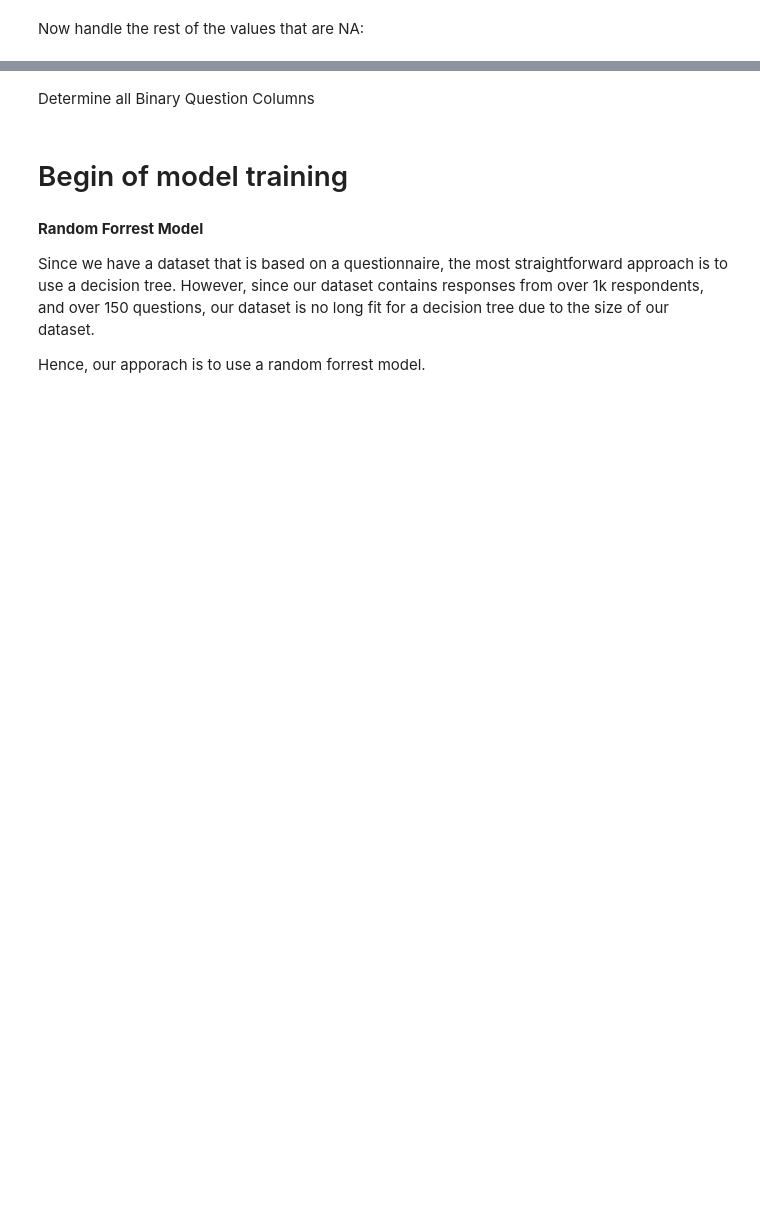
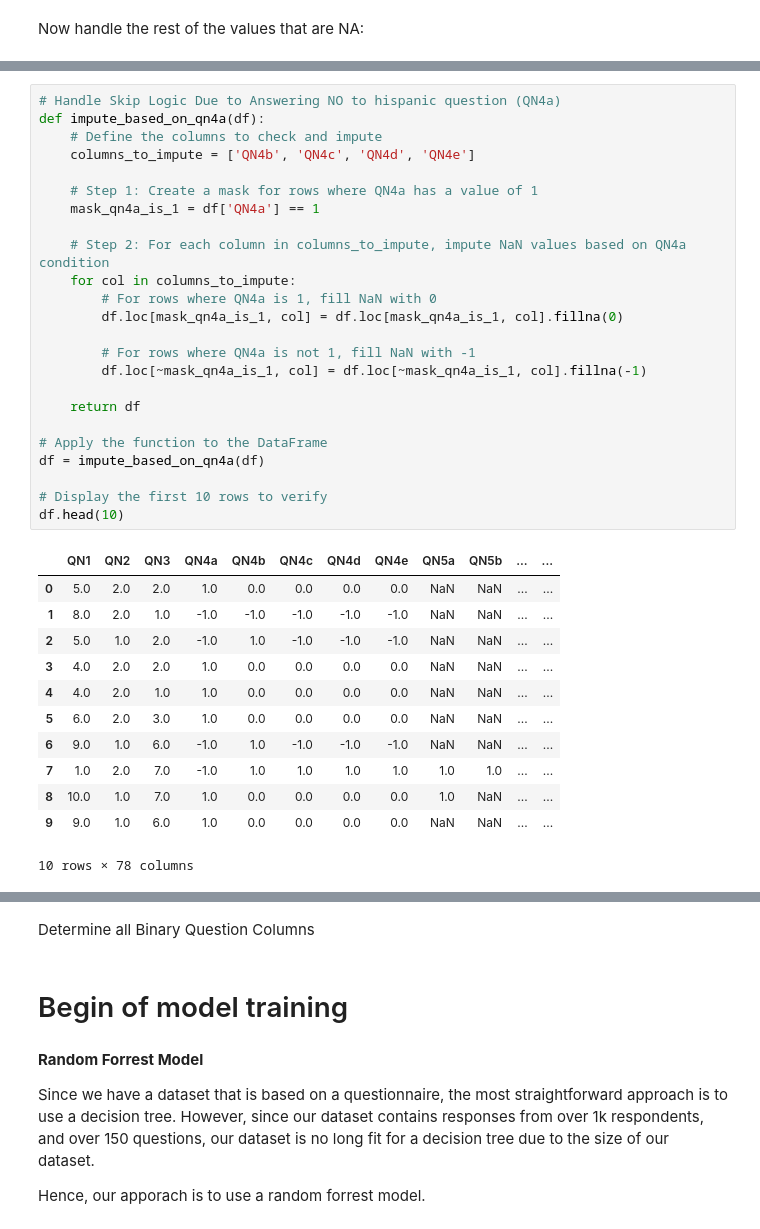
Before and after one commit to jahnltib/predicting-tobacco-use-in-youth, a Jupyter notebook: notebooks/data_preprocessing.ipynb, the cells around one changed output, grey strips where cells are left out. Drawn from its saved outputs; the diff is of its cells as text; blank space fills up the shorter version.

```diff
--- a/notebooks/data_preprocessing.ipynb
+++ b/notebooks/data_preprocessing.ipynb
@@ -891,0 +902,37 @@ Now handle the rest of the values that are NA:
+# %%
+# Handle Skip Logic Due to Answering NO to hispanic question (QN4a)
+def impute_based_on_qn4a(df):
+    # Define the columns to check and impute
+    columns_to_impute = ['QN4b', 'QN4c', 'QN4d', 'QN4e']
+
+    # Step 1: Create a mask for rows where QN4a has a value of 1
+    mask_qn4a_is_1 = df['QN4a'] == 1
+
+    # Step 2: For each column in columns_to_impute, impute NaN values based on QN4a condition
+    for col in columns_to_impute:
+        # For rows where QN4a is 1, fill NaN with 0
+        df.loc[mask_qn4a_is_1, col] = df.loc[mask_qn4a_is_1, col].fillna(0)
+
+        # For rows where QN4a is not 1, fill NaN with -1
+        df.loc[~mask_qn4a_is_1, col] = df.loc[~mask_qn4a_is_1, col].fillna(-1)
+
+    return df
+
+# Apply the function to the DataFrame
+df = impute_based_on_qn4a(df)
+
+# Display the first 10 rows to verify
+df.head(10)
+# %% [output]
+|  | QN1 | QN2 | QN3 | QN4a | QN4b | QN4c | QN4d | QN4e | QN5a | QN5b | ... | ... |
+| 0 | 5.0 | 2.0 | 2.0 | 1.0 | 0.0 | 0.0 | 0.0 | 0.0 | NaN | NaN | ... | ... |
+| 1 | 8.0 | 2.0 | 1.0 | -1.0 | -1.0 | -1.0 | -1.0 | -1.0 | NaN | NaN | ... | ... |
+| 2 | 5.0 | 1.0 | 2.0 | -1.0 | 1.0 | -1.0 | -1.0 | -1.0 | NaN | NaN | ... | ... |
+| 3 | 4.0 | 2.0 | 2.0 | 1.0 | 0.0 | 0.0 | 0.0 | 0.0 | NaN | NaN | ... | ... |
+| 4 | 4.0 | 2.0 | 1.0 | 1.0 | 0.0 | 0.0 | 0.0 | 0.0 | NaN | NaN | ... | ... |
+| 5 | 6.0 | 2.0 | 3.0 | 1.0 | 0.0 | 0.0 | 0.0 | 0.0 | NaN | NaN | ... | ... |
+| 6 | 9.0 | 1.0 | 6.0 | -1.0 | 1.0 | -1.0 | -1.0 | -1.0 | NaN | NaN | ... | ... |
+| 7 | 1.0 | 2.0 | 7.0 | -1.0 | 1.0 | 1.0 | 1.0 | 1.0 | 1.0 | 1.0 | ... | ... |
+| 8 | 10.0 | 1.0 | 7.0 | 1.0 | 0.0 | 0.0 | 0.0 | 0.0 | 1.0 | NaN | ... | ... |
+| 9 | 9.0 | 1.0 | 6.0 | 1.0 | 0.0 | 0.0 | 0.0 | 0.0 | NaN | NaN | ... | ... |
+10 rows × 78 columns
```
Also changed, not shown: parts of 13 cells of this notebook.
